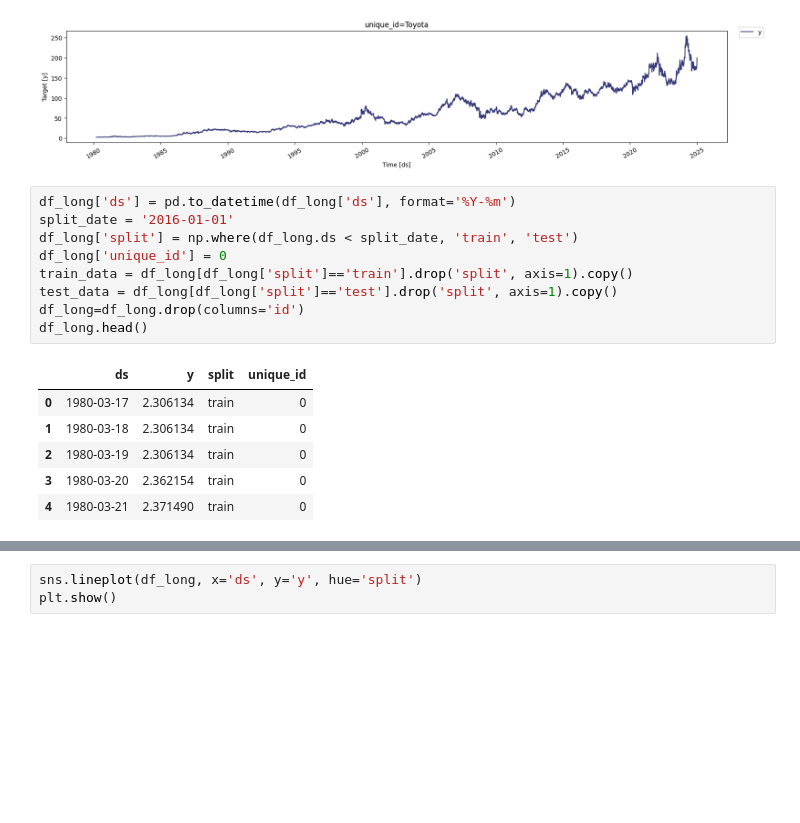
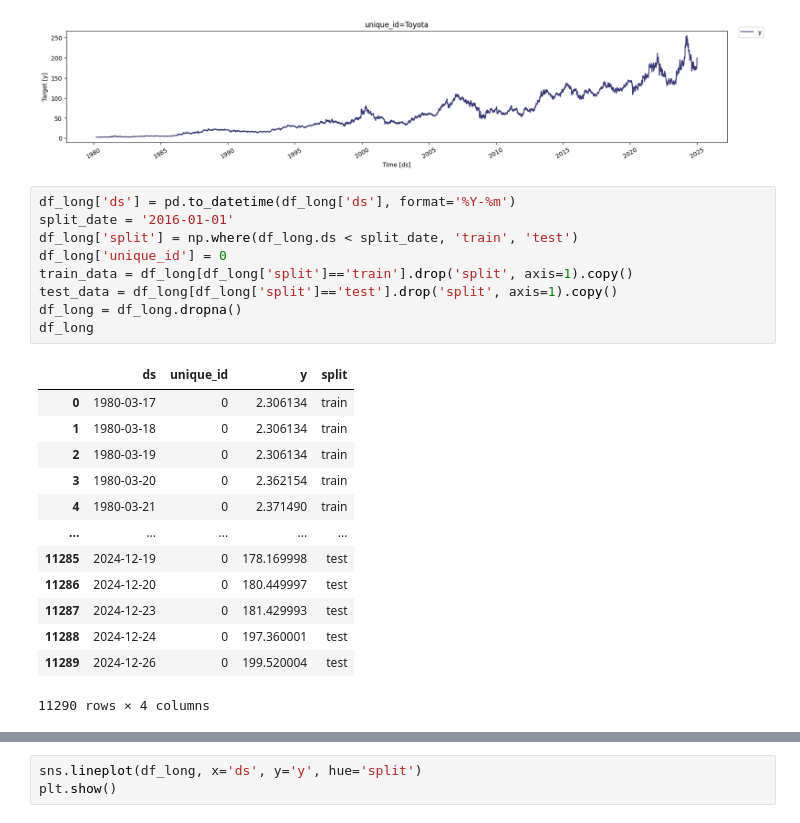
Before and after one commit to Clarkson-Applied-Data-Science/2025_ia651_kay, a Jupyter notebook: toyota.ipynb, the cells around one changed output, grey strips where cells are left out. Cells and saved outputs as stored; diff of their text form; blank space fills up the shorter version.

```diff
--- a/toyota.ipynb
+++ b/toyota.ipynb
@@ -258,16 +280,23 @@ StatsForecast.plot(df_long)
 # %%
 df_long['ds'] = pd.to_datetime(df_long['ds'], format='%Y-%m')
 split_date = '2016-01-01'
 df_long['split'] = np.where(df_long.ds < split_date, 'train', 'test')
 df_long['unique_id'] = 0
 train_data = df_long[df_long['split']=='train'].drop('split', axis=1).copy()
 test_data = df_long[df_long['split']=='test'].drop('split', axis=1).copy()
-df_long=df_long.drop(columns='id')
-df_long.head()
+df_long = df_long.dropna()
+df_long
 # %% [output]
-|  | ds | y | split | unique_id |
-| 0 | 1980-03-17 | 2.306134 | train | 0 |
-| 1 | 1980-03-18 | 2.306134 | train | 0 |
-| 2 | 1980-03-19 | 2.306134 | train | 0 |
-| 3 | 1980-03-20 | 2.362154 | train | 0 |
-| 4 | 1980-03-21 | 2.371490 | train | 0 |
+|  | ds | unique_id | y | split |
+| 0 | 1980-03-17 | 0 | 2.306134 | train |
+| 1 | 1980-03-18 | 0 | 2.306134 | train |
+| 2 | 1980-03-19 | 0 | 2.306134 | train |
+| 3 | 1980-03-20 | 0 | 2.362154 | train |
+| 4 | 1980-03-21 | 0 | 2.371490 | train |
+| ... | ... | ... | ... | ... |
+| 11285 | 2024-12-19 | 0 | 178.169998 | test |
+| 11286 | 2024-12-20 | 0 | 180.449997 | test |
+| 11287 | 2024-12-23 | 0 | 181.429993 | test |
+| 11288 | 2024-12-24 | 0 | 197.360001 | test |
+| 11289 | 2024-12-26 | 0 | 199.520004 | test |
+11290 rows × 4 columns
```
Also changed, not shown: parts of 14 cells of this notebook.
